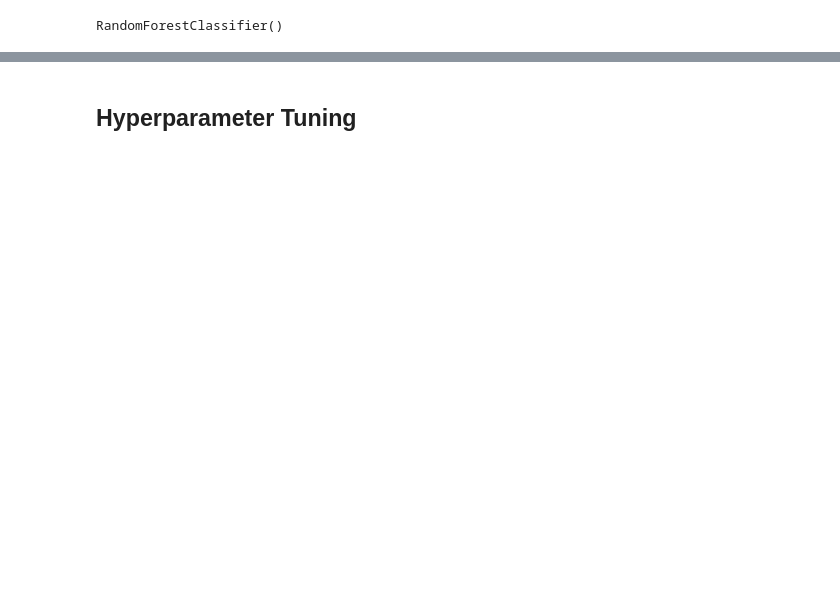
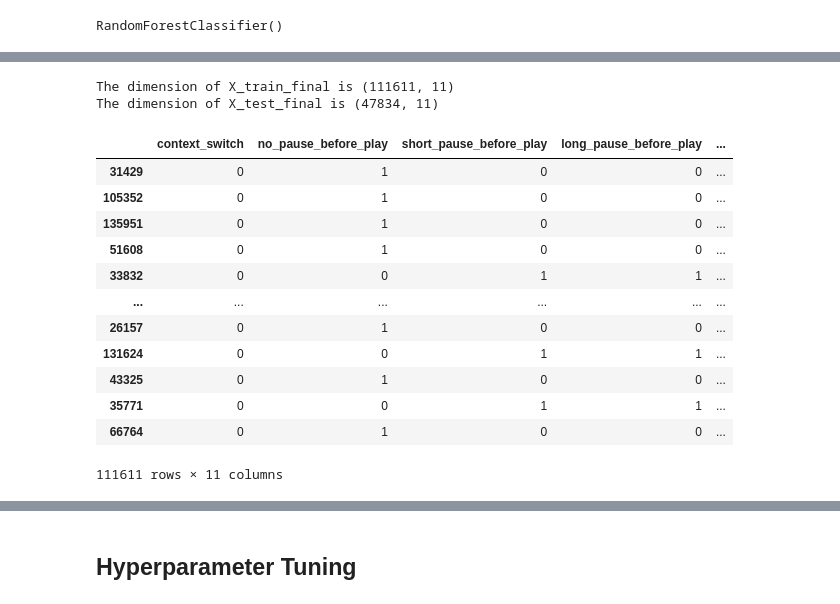
Before and after one commit to AbiirBarounii/Spotify-Skip-Prediction, a Jupyter notebook: notebook.ipynb, the cells around one changed output, grey strips where cells are left out. Cells and saved outputs as stored; diff of their text form; code cells hidden in the pictures; blank space fills up the shorter version.

```diff
--- a/notebook.ipynb
+++ b/notebook.ipynb
@@ -561,6 +559,8 @@ df_logs_mod['context_type'].unique()
 # %% [output]
 array(['editorial_playlist', 'user_collection', 'radio',
        'personalized_playlist', 'catalog', 'charts'], dtype=object)
+# %%
+df_logs_mod_final = df_logs_mod.copy()
 # %%
 from sklearn.preprocessing import LabelEncoder
 
@@ -759,0 +821,29 @@ Recall Score of Logistic Regression Classifier: 0.8523042980879229
+# %%
+X_final = df_logs_mod_final.drop(['target','track_id'], axis= 1)
+y_final = df_logs_mod_final['target']
+
+
+#splot
+X_train_final, X_test_final, y_train_final, y_test_final = train_test_split(X_final, y_final, test_size=0.3, random_state=17)
+
+print("The dimension of X_train_final is {}".format(X_train_final.shape))
+print("The dimension of X_test_final is {}".format(X_test_final.shape))
+# %% [output]
+The dimension of X_train_final is (111611, 11)
+The dimension of X_test_final is (47834, 11)
+# %%
+X_train_final
+# %% [output]
+|  | context_switch | no_pause_before_play | short_pause_before_play | long_pause_before_play | ... |
+| 31429 | 0 | 1 | 0 | 0 | ... |
+| 105352 | 0 | 1 | 0 | 0 | ... |
+| 135951 | 0 | 1 | 0 | 0 | ... |
+| 51608 | 0 | 1 | 0 | 0 | ... |
+| 33832 | 0 | 0 | 1 | 1 | ... |
+| ... | ... | ... | ... | ... | ... |
+| 26157 | 0 | 1 | 0 | 0 | ... |
+| 131624 | 0 | 0 | 1 | 1 | ... |
+| 43325 | 0 | 1 | 0 | 0 | ... |
+| 35771 | 0 | 0 | 1 | 1 | ... |
+| 66764 | 0 | 1 | 0 | 0 | ... |
+111611 rows × 11 columns
```
Also changed, not shown: parts of 40 cells of this notebook, 5 other files.
